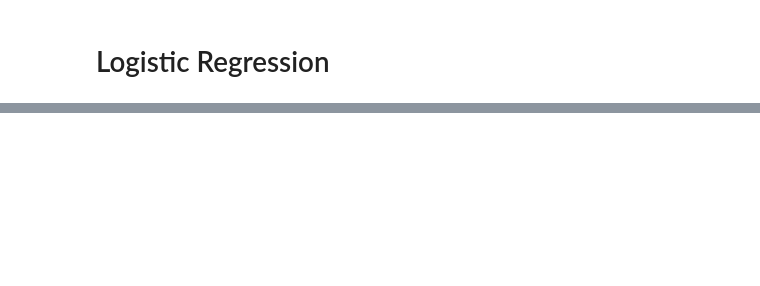
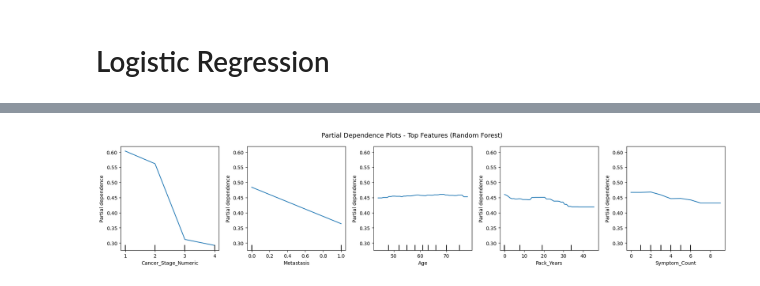
Before and after one commit to jdncpng/dpp-projekt, a Jupyter notebook: notebooks/04_modelling.ipynb, the cells around one changed output, grey strips where cells are left out. Drawn from its saved outputs; the diff is of its cells as text; code cells hidden in the pictures; blank space fills up the shorter version.

```diff
--- a/notebooks/04_modelling.ipynb
+++ b/notebooks/04_modelling.ipynb
@@ -305,3 +293,24 @@ plt.show()
+# %%
+# top features
+top_features = ['Cancer_Stage_Numeric', 'Metastasis', 'Age',
+                'Pack_Years', 'Symptom_Count']
+
+fig, axes = plt.subplots(1, len(top_features), figsize=(18, 4))
+
+PartialDependenceDisplay.from_estimator(
+    grid_search,
+    X_train,
+    features=top_features,
+    kind='average',
+    ax=axes,
+    grid_resolution=50
+  )
+
+plt.suptitle('Partial Dependence Plots - Top Features (Random Forest)', fontsize=13)
+plt.tight_layout()
+plt.show()
+# %% [output]
+[figure, added]
 # %%
 with open('../data/processed/best_rf_model.pkl', 'wb') as f:
     pkl.dump(grid_search.best_estimator_, f)
```
Also changed, not shown: parts of 19 cells of this notebook, 4 other files.
